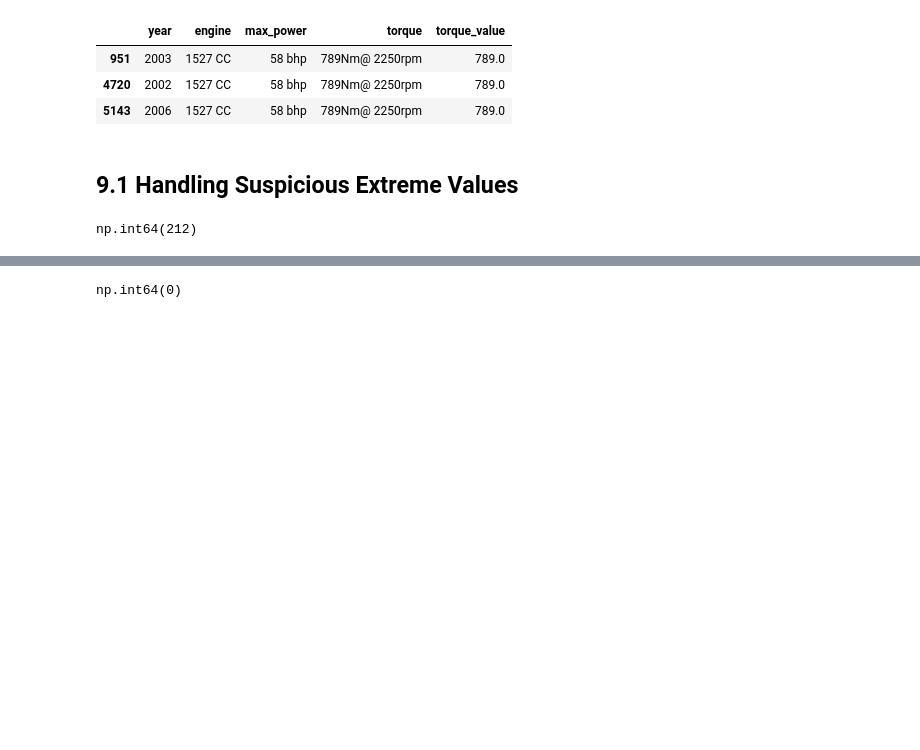
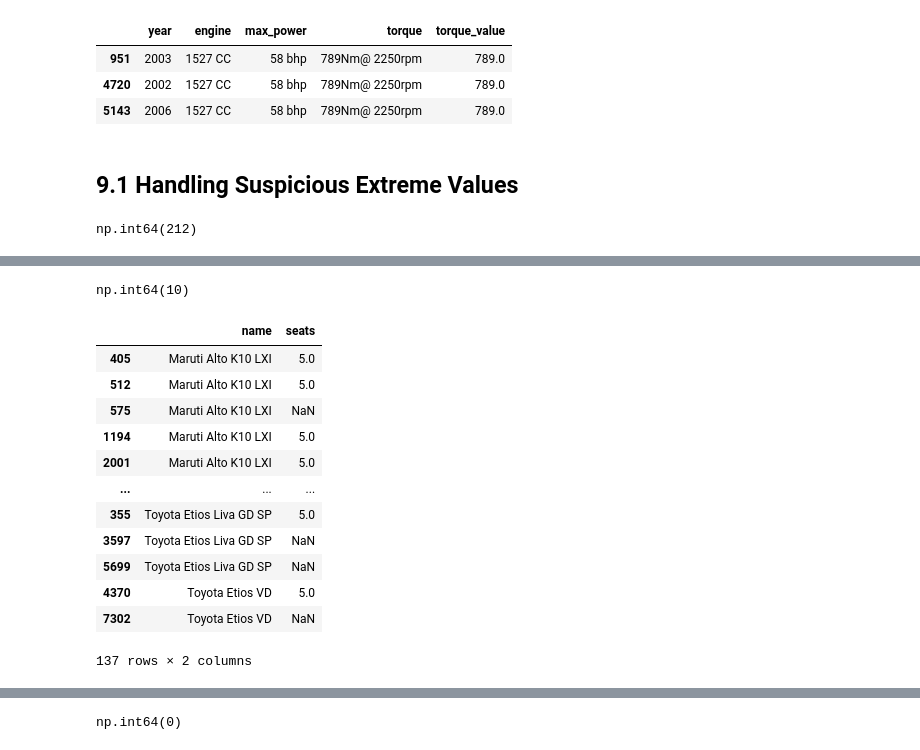
Before and after one commit to YasaswiniMaroju/Used-Cars-Analytics, a Jupyter notebook: notebooks/2_data_cleaning.ipynb, the cells around one changed output, grey strips where cells are left out. Cells and saved outputs as stored; diff of their text form; code cells hidden in the pictures; blank space fills up the shorter version.

Commit message:
Add missing value handling to data cleaning

```diff
--- a/notebooks/2_data_cleaning.ipynb
+++ b/notebooks/2_data_cleaning.ipynb
@@ -573,0 +642,25 @@ np.int64(212)
+# %%
+#checking seat values for models with missing seat values
+seat_check=df_clean[df_clean['name'].isin(df_clean.loc[df_clean['seats'].isnull(),'name'])].groupby('name')['seats'].count()
+(seat_check>0).sum()
+# %% [output]
+np.int64(10)
+# %%
+#viewing models with known seat values in other records
+df_clean[
+    df_clean['name'].isin(seat_check[seat_check > 0].index)
+][['name', 'seats']].sort_values('name')
+# %% [output]
+|  | name | seats |
+| 405 | Maruti Alto K10 LXI | 5.0 |
+| 512 | Maruti Alto K10 LXI | 5.0 |
+| 575 | Maruti Alto K10 LXI | NaN |
+| 1194 | Maruti Alto K10 LXI | 5.0 |
+| 2001 | Maruti Alto K10 LXI | 5.0 |
+| ... | ... | ... |
+| 355 | Toyota Etios Liva GD SP | 5.0 |
+| 3597 | Toyota Etios Liva GD SP | NaN |
+| 5699 | Toyota Etios Liva GD SP | NaN |
+| 4370 | Toyota Etios VD | 5.0 |
+| 7302 | Toyota Etios VD | NaN |
+137 rows × 2 columns
```
Also changed, not shown: parts of 41 cells of this notebook, 1 other file.
